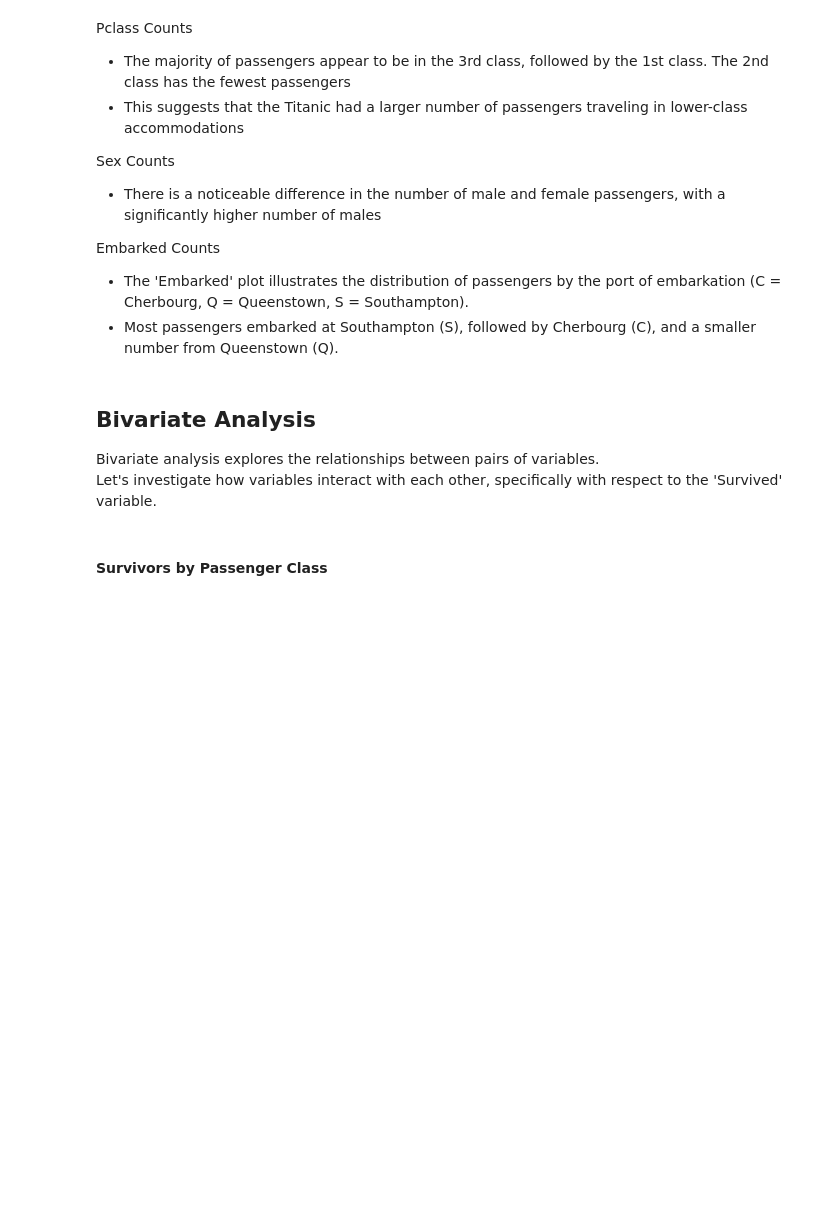
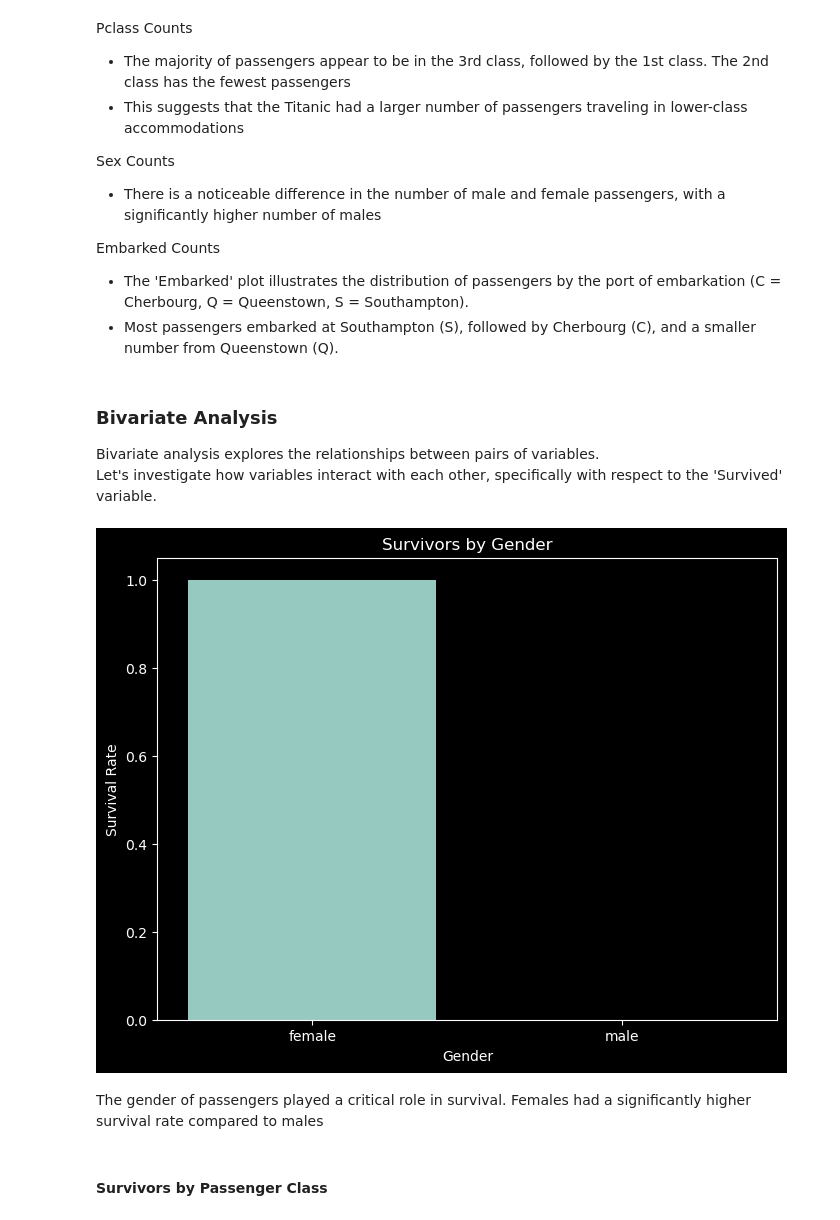
Before and after one commit to marwa9975/CODSOFT_DS01_Titanic-Survival-Prediction, a Jupyter notebook: notebook.ipynb, the cells around one changed output. Saved outputs shown, nothing was run; the diff lists cells and outputs as text; code cells hidden in the pictures; blank space fills up the shorter version.

```diff
--- a/notebook.ipynb
+++ b/notebook.ipynb
@@ -358,10 +359,25 @@ Embarked Counts
 - The 'Embarked' plot illustrates the distribution of passengers by the port of embarkation (C = Cherbourg, Q = Queenstown, S = Southampton).
 - Most passengers embarked at Southampton (S), followed by Cherbourg (C), and a smaller number from Queenstown (Q).
 # %% [markdown]
-## Bivariate Analysis
+### Bivariate Analysis
 
 Bivariate analysis explores the relationships between pairs of variables.
 Let's investigate how variables interact with each other, specifically with respect to the 'Survived' variable.
+# %%
+# Group the data by gender and calculate the survival rate
+survival_by_gender = df.groupby('Sex')['Survived'].mean()
+
+# Create a bar plot to visualize survivors by gender
+plt.figure(figsize=(8, 6))
+sns.barplot(x=survival_by_gender.index, y=survival_by_gender.values)
+plt.title('Survivors by Gender')
+plt.xlabel('Gender')
+plt.ylabel('Survival Rate')
+plt.show()
+# %% [output]
+[figure, added]
+# %% [markdown]
+The gender of passengers played a critical role in survival. Females had a significantly higher survival rate compared to males
 # %% [markdown]
 #### Survivors by Passenger Class
 # %%
```
Also changed, not shown: parts of 57 cells of this notebook, 1 other file.
